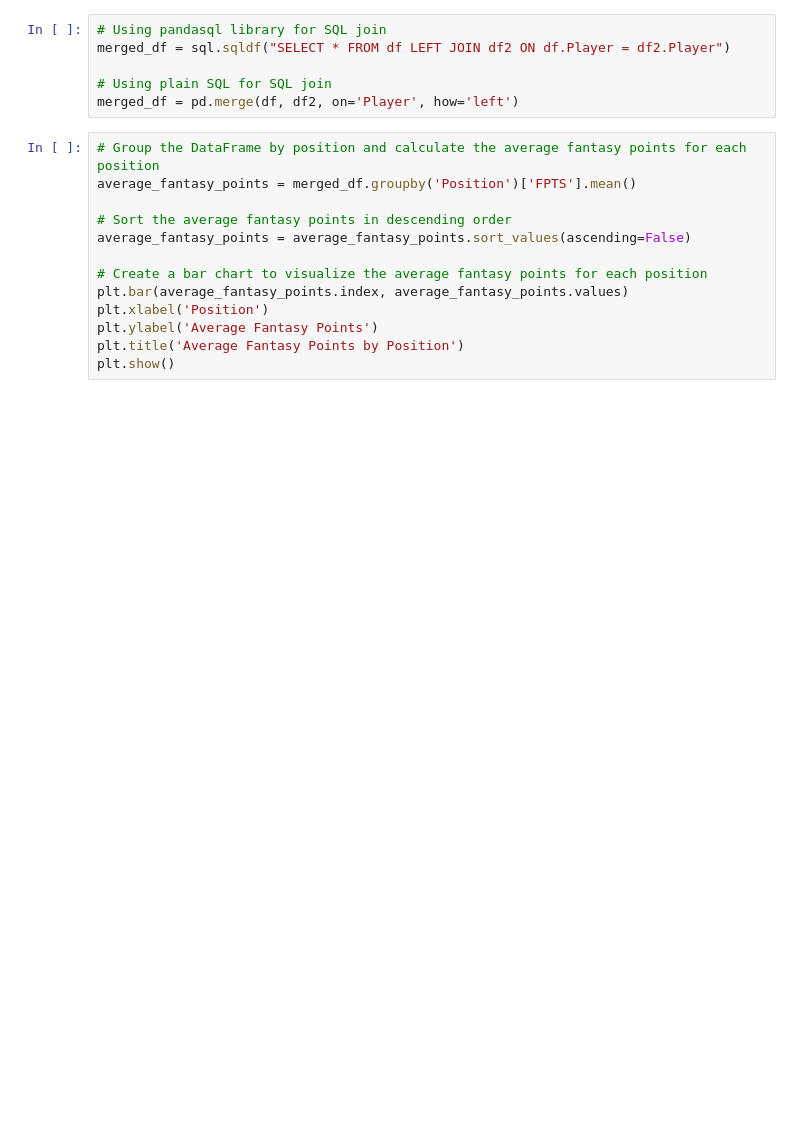
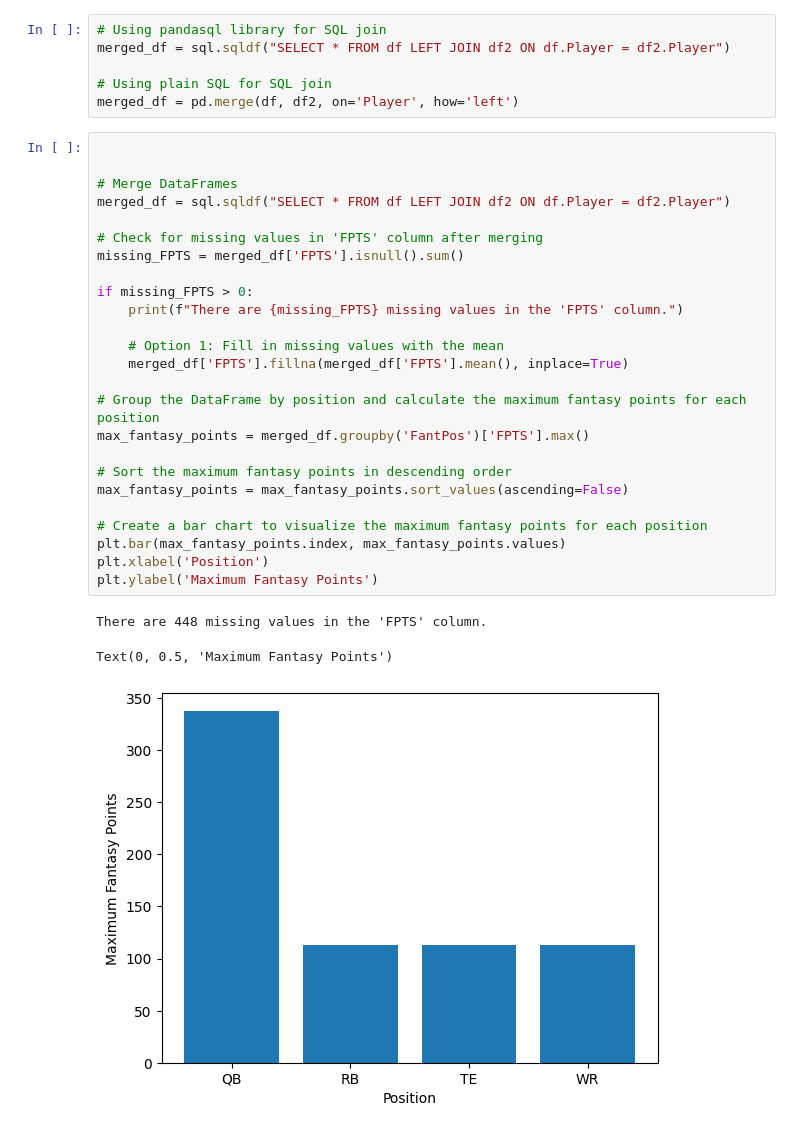
Before and after one commit to FCLAY1977/Fantasy-Football-Data-Proj, a Jupyter notebook: my _fantasy_notebook.ipynb, the cells around one changed output. Drawn from its saved outputs; the diff is of its cells as text; blank space fills up the shorter version.

Commit message:
Made some changes to merge

```diff
--- a/my _fantasy_notebook.ipynb
+++ b/my _fantasy_notebook.ipynb
@@ -74,15 +113,31 @@ merged_df = sql.sqldf("SELECT * FROM df LEFT JOIN df2 ON df.Player = df2.Player"
 # Using plain SQL for SQL join
 merged_df = pd.merge(df, df2, on='Player', how='left')
 # %%
-# Group the DataFrame by position and calculate the average fantasy points for each position
-average_fantasy_points = merged_df.groupby('Position')['FPTS'].mean()
 
-# Sort the average fantasy points in descending order
-average_fantasy_points = average_fantasy_points.sort_values(ascending=False)
 
-# Create a bar chart to visualize the average fantasy points for each position
-plt.bar(average_fantasy_points.index, average_fantasy_points.values)
+# Merge DataFrames
+merged_df = sql.sqldf("SELECT * FROM df LEFT JOIN df2 ON df.Player = df2.Player")
+
+# Check for missing values in 'FPTS' column after merging
+missing_FPTS = merged_df['FPTS'].isnull().sum()
+
+if missing_FPTS > 0:
+    print(f"There are {missing_FPTS} missing values in the 'FPTS' column.")
+
+    # Option 1: Fill in missing values with the mean
+    merged_df['FPTS'].fillna(merged_df['FPTS'].mean(), inplace=True)
+
+# Group the DataFrame by position and calculate the maximum fantasy points for each position
+max_fantasy_points = merged_df.groupby('FantPos')['FPTS'].max()
+
+# Sort the maximum fantasy points in descending order
+max_fantasy_points = max_fantasy_points.sort_values(ascending=False)
+
+# Create a bar chart to visualize the maximum fantasy points for each position
+plt.bar(max_fantasy_points.index, max_fantasy_points.values)
 plt.xlabel('Position')
-plt.ylabel('Average Fantasy Points')
-plt.title('Average Fantasy Points by Position')
-plt.show()
+plt.ylabel('Maximum Fantasy Points')
+# %% [output]
+There are 448 missing values in the 'FPTS' column.
+Text(0, 0.5, 'Maximum Fantasy Points')
+[figure, added]
```
Also changed, not shown: parts of 4 cells of this notebook.
